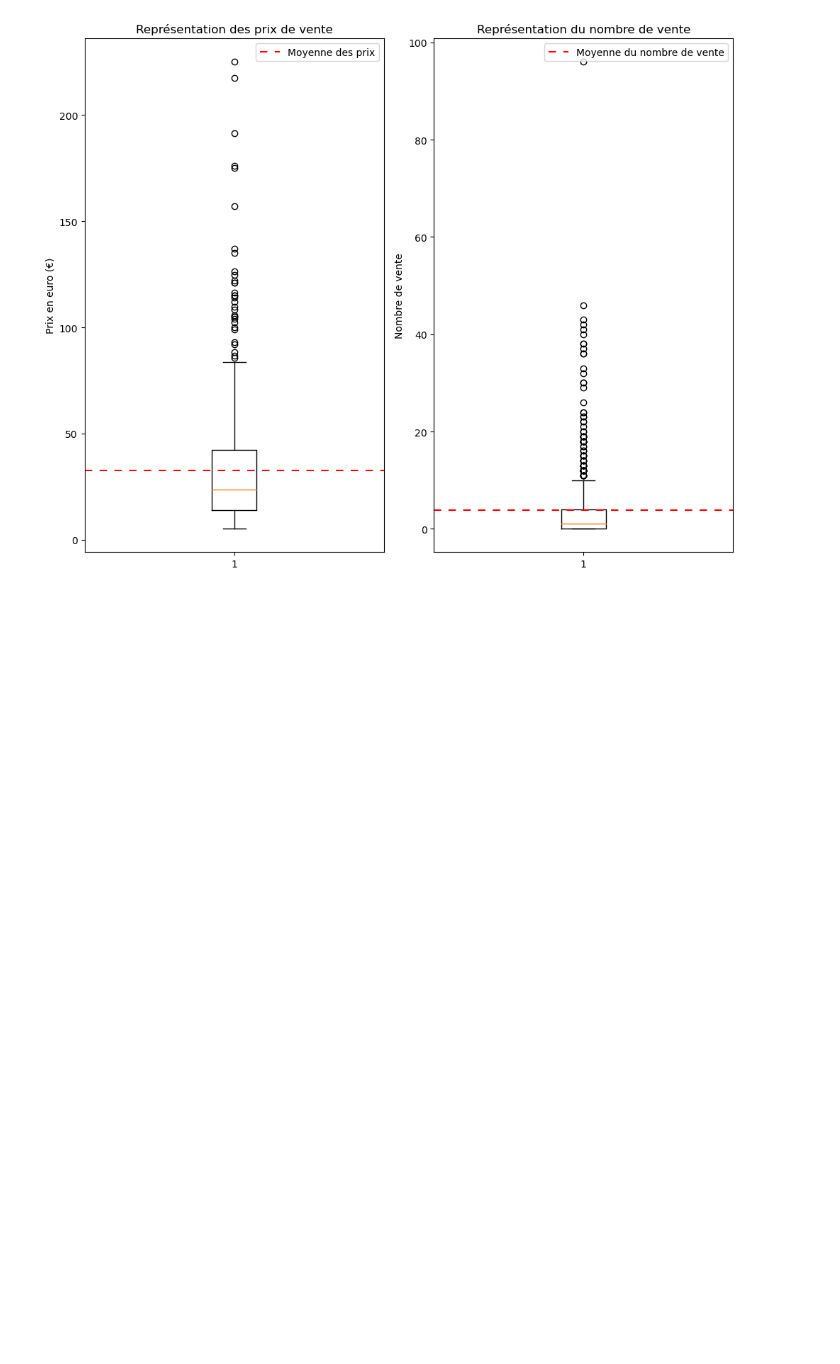
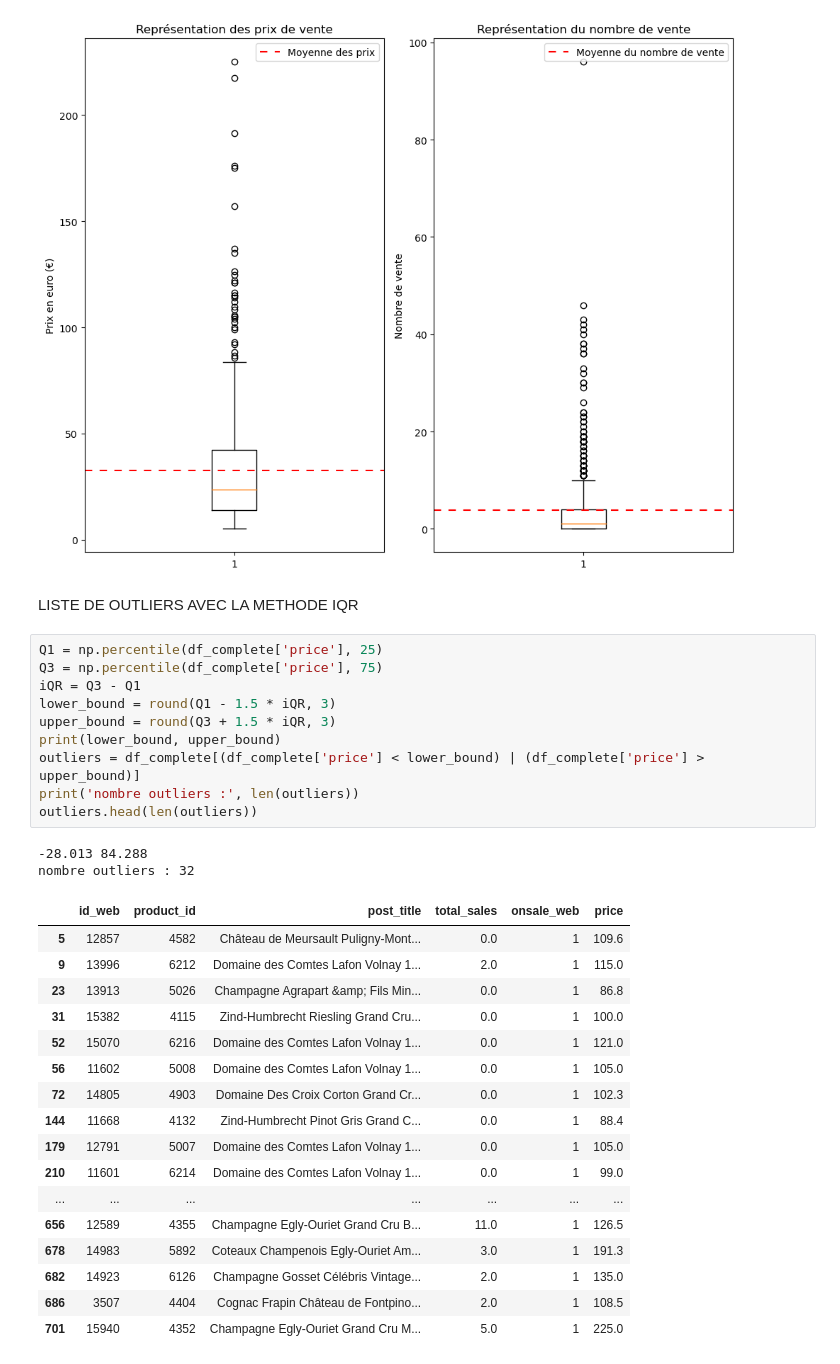
Before and after one commit to kikduck/P5-DA, a Jupyter notebook: notebook p5.ipynb, the cells around one changed output. Cells and saved outputs as stored; diff of their text form; blank space fills up the shorter version.

```diff
--- a/notebook p5.ipynb
+++ b/notebook p5.ipynb
@@ -155,3 +224,35 @@ plt.tight_layout()
 plt.show()
 # %% [output]
 [figure]
+# %% [markdown]
+LISTE DE OUTLIERS AVEC LA METHODE IQR
+# %%
+Q1 = np.percentile(df_complete['price'], 25)
+Q3 = np.percentile(df_complete['price'], 75)
+iQR = Q3 - Q1
+lower_bound = round(Q1 - 1.5 * iQR, 3)
+upper_bound = round(Q3 + 1.5 * iQR, 3)
+print(lower_bound, upper_bound)
+outliers = df_complete[(df_complete['price'] < lower_bound) | (df_complete['price'] > upper_bound)]
+print('nombre outliers :', len(outliers))
+outliers.head(len(outliers))
+# %% [output]
+-28.013 84.288
+nombre outliers : 32
+|  | id_web | product_id | post_title | total_sales | onsale_web | price |
+| 5 | 12857 | 4582 | Château de Meursault Puligny-Mont... | 0.0 | 1 | 109.6 |
+| 9 | 13996 | 6212 | Domaine des Comtes Lafon Volnay 1... | 2.0 | 1 | 115.0 |
+| 23 | 13913 | 5026 | Champagne Agrapart &amp; Fils Min... | 0.0 | 1 | 86.8 |
+| 31 | 15382 | 4115 | Zind-Humbrecht Riesling Grand Cru... | 0.0 | 1 | 100.0 |
+| 52 | 15070 | 6216 | Domaine des Comtes Lafon Volnay 1... | 0.0 | 1 | 121.0 |
+| 56 | 11602 | 5008 | Domaine des Comtes Lafon Volnay 1... | 0.0 | 1 | 105.0 |
+| 72 | 14805 | 4903 | Domaine Des Croix Corton Grand Cr... | 0.0 | 1 | 102.3 |
+| 144 | 11668 | 4132 | Zind-Humbrecht Pinot Gris Grand C... | 0.0 | 1 | 88.4 |
+| 179 | 12791 | 5007 | Domaine des Comtes Lafon Volnay 1... | 0.0 | 1 | 105.0 |
+| 210 | 11601 | 6214 | Domaine des Comtes Lafon Volnay 1... | 0.0 | 1 | 99.0 |
+| ... | ... | ... | ... | ... | ... | ... |
+| 656 | 12589 | 4355 | Champagne Egly-Ouriet Grand Cru B... | 11.0 | 1 | 126.5 |
+| 678 | 14983 | 5892 | Coteaux Champenois Egly-Ouriet Am... | 3.0 | 1 | 191.3 |
+| 682 | 14923 | 6126 | Champagne Gosset Célébris Vintage... | 2.0 | 1 | 135.0 |
+| 686 | 3507 | 4404 | Cognac Frapin Château de Fontpino... | 2.0 | 1 | 108.5 |
+| 701 | 15940 | 4352 | Champagne Egly-Ouriet Grand Cru M... | 5.0 | 1 | 225.0 |
```
Also changed, not shown: parts of 10 cells of this notebook.
